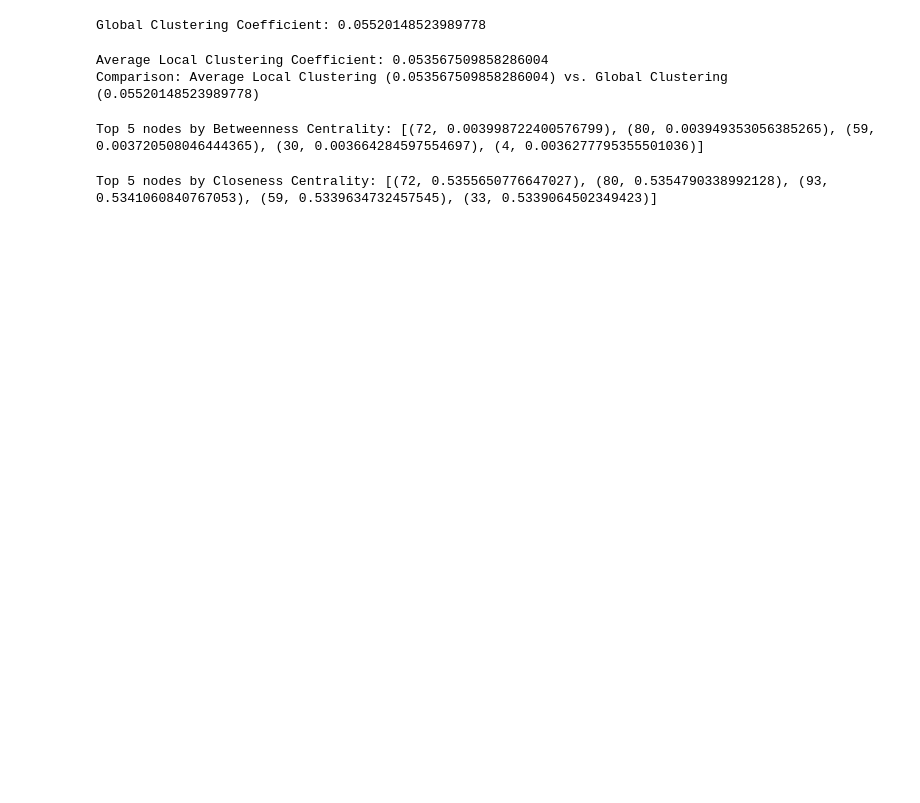
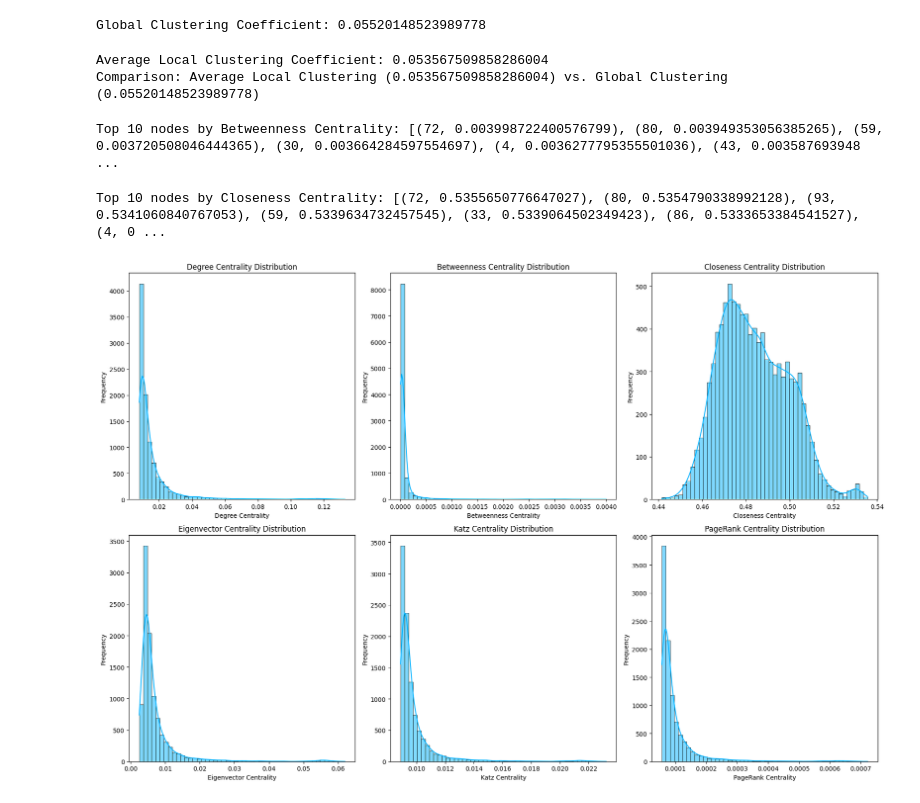
Before and after one commit to Susena-V/SNA_Project, a Jupyter notebook: Barabasi_Albert_Model_Generating_a_Scale_Free_Network_S.ipynb, the cells around one changed output. Cells and saved outputs as stored; diff of their text form; code cells hidden in the pictures; blank space fills up the shorter version.

Commit message:
Calculated and Plotted the Centrality measures

```diff
--- a/Barabasi_Albert_Model_Generating_a_Scale_Free_Network_S.ipynb
+++ b/Barabasi_Albert_Model_Generating_a_Scale_Free_Network_S.ipynb
@@ -186,16 +186,16 @@ Comparison: Average Local Clustering (0.053567509858286004) vs. Global Clusterin
 betweenness_centrality = nx.betweenness_centrality(G)
 
 # Print top 5 nodes with highest betweenness centrality
-top_betweenness = sorted(betweenness_centrality.items(), key=lambda x: x[1], reverse=True)[:5]
-print("Top 5 nodes by Betweenness Centrality:", top_betweenness)
+top_betweenness = sorted(betweenness_centrality.items(), key=lambda x: x[1], reverse=True)[:10]
+print("Top 10 nodes by Betweenness Centrality:", top_betweenness)
 # %% [output]
-Top 5 nodes by Betweenness Centrality: [(72, 0.003998722400576799), (80, 0.003949353056385265), (59, 0.003720508046444365), (30, 0.003664284597554697), (4, 0.0036277795355501036)]
+Top 10 nodes by Betweenness Centrality: [(72, 0.003998722400576799), (80, 0.003949353056385265), (59, 0.003720508046444365), (30, 0.003664284597554697), (4, 0.0036277795355501036), (43, 0.003587693948 ...
 # %%
 # Compute closeness centrality
 closeness_centrality = nx.closeness_centrality(G)
 
 # Print top 5 nodes with highest closeness centrality
-top_closeness = sorted(closeness_centrality.items(), key=lambda x: x[1], reverse=True)[:5]
-print("Top 5 nodes by Closeness Centrality:", top_closeness)
+top_closeness = sorted(closeness_centrality.items(), key=lambda x: x[1], reverse=True)[:10]
+print("Top 10 nodes by Closeness Centrality:", top_closeness)
 # %% [output]
-Top 5 nodes by Closeness Centrality: [(72, 0.5355650776647027), (80, 0.5354790338992128), (93, 0.5341060840767053), (59, 0.5339634732457545), (33, 0.5339064502349423)]
+Top 10 nodes by Closeness Centrality: [(72, 0.5355650776647027), (80, 0.5354790338992128), (93, 0.5341060840767053), (59, 0.5339634732457545), (33, 0.5339064502349423), (86, 0.5333653384541527), (4, 0 ...
@@ -201,0 +205,27 @@ Top 5 nodes by Closeness Centrality: [(72, 0.5355650776647027), (80, 0.535479033
+# %%
+import matplotlib.pyplot as plt
+import seaborn as sns
+
+fig, axs = plt.subplots(2, 3, figsize=(18, 12))
+centralities = {
+    "Degree Centrality": degree_centrality,
+    "Betweenness Centrality": betweenness_centrality,
+    "Closeness Centrality": closeness_centrality,
+    "Eigenvector Centrality": eigenvector_centrality,
+    "Katz Centrality": katz_centrality,
+    "PageRank Centrality": pagerank_centrality
+}
+
+positions = [(0, 0), (0, 1), (0, 2), (1, 0), (1, 1), (1, 2)]
+
+for (title, centrality), (i, j) in zip(centralities.items(), positions):
+    values = list(centrality.values())
+    sns.histplot(values, bins=50, kde=True, ax=axs[i][j], color=(0, 0.7, 1))
+    axs[i][j].set_title(f"{title} Distribution")
+    axs[i][j].set_xlabel(title)
+    axs[i][j].set_ylabel("Frequency")
+
+plt.tight_layout()
+plt.show()
+# %% [output]
+[figure, added]
```
Also changed, not shown: parts of 6 cells of this notebook.
